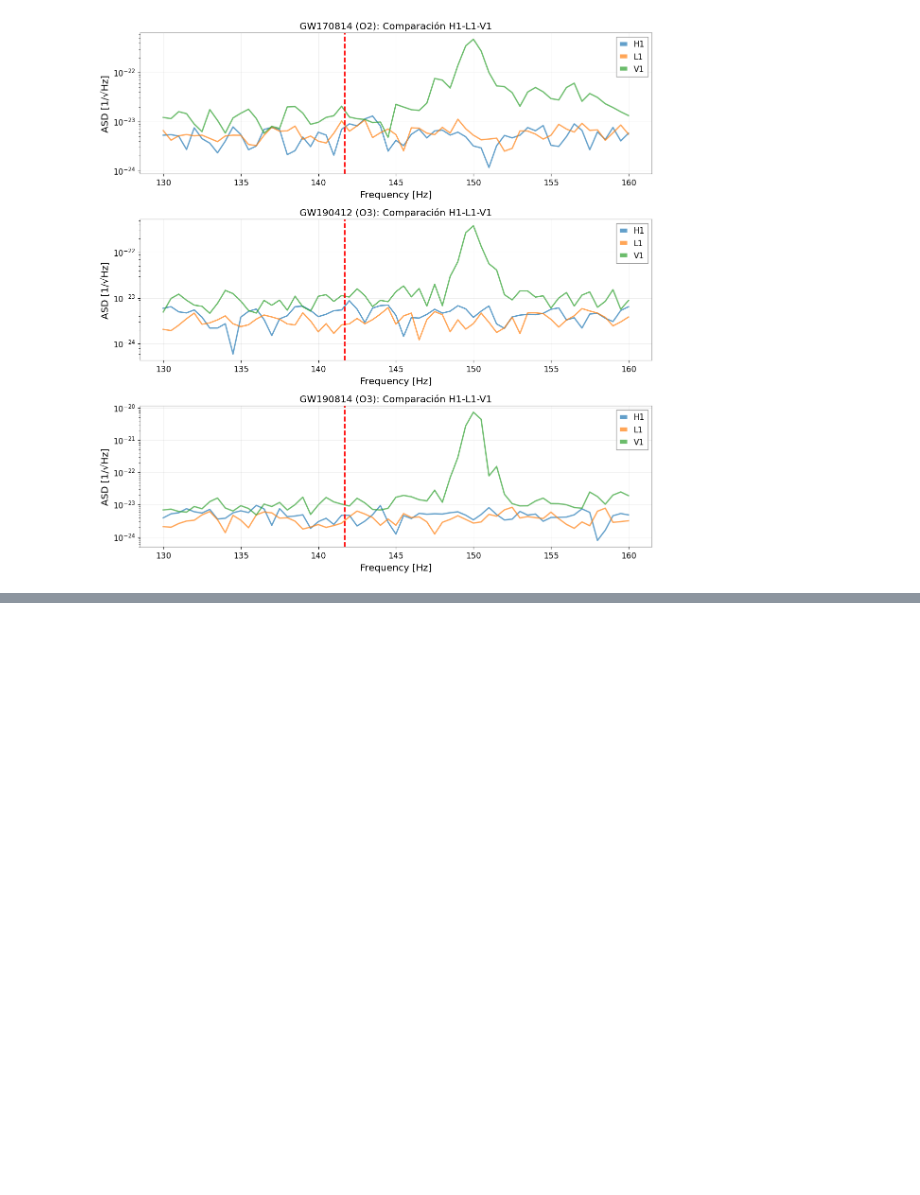
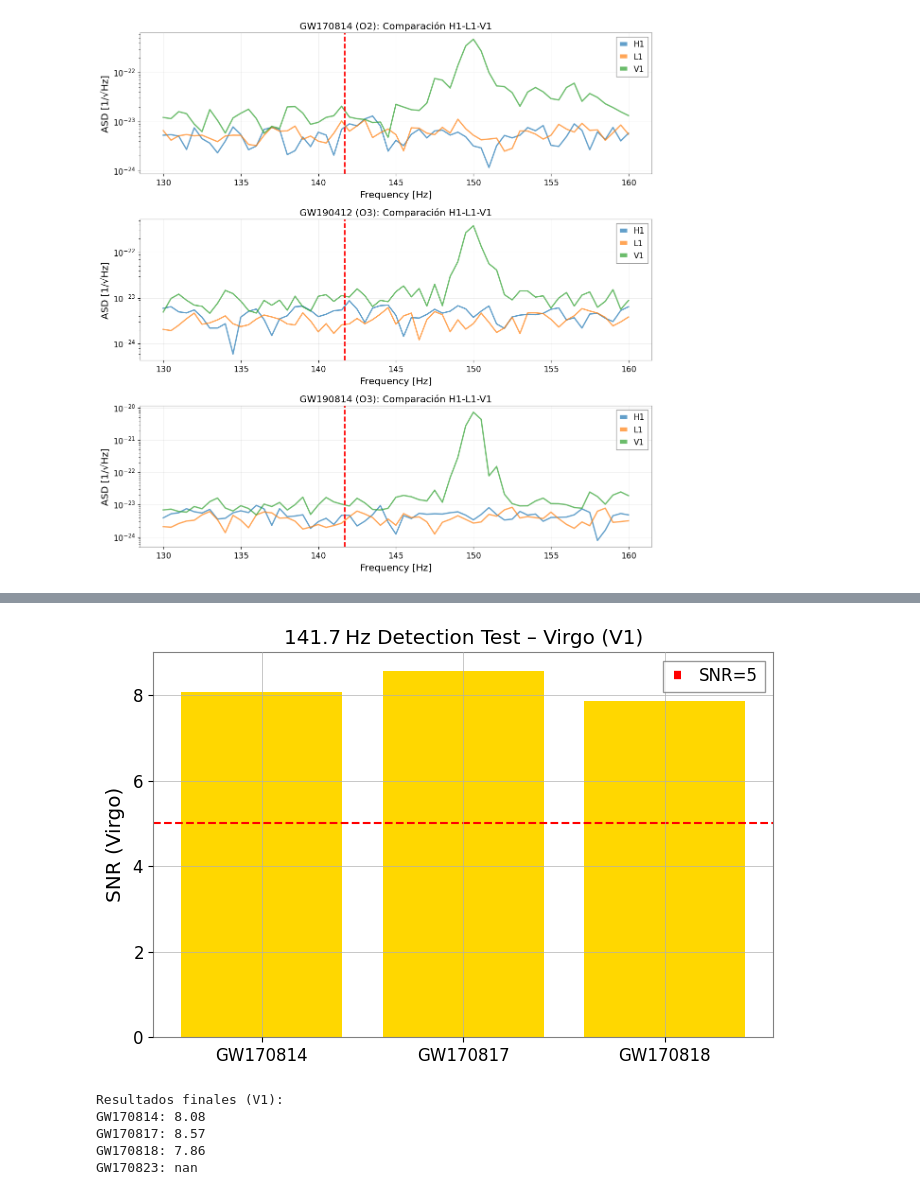
Before and after one commit to motanova84/gw250114-141hz-analysis, a Jupyter notebook: notebooks/141hz_validation.ipynb, the cells around one changed output, grey strips where cells are left out. Cells and saved outputs as stored; diff of their text form; code cells hidden in the pictures; blank space fills up the shorter version.

```diff
--- a/notebooks/141hz_validation.ipynb
+++ b/notebooks/141hz_validation.ipynb
@@ -2285,0 +2830,46 @@ PRUEBA 5: Verificación con Virgo
+# %%
+# 🔎 Test de Universalidad de 141.7 Hz en Virgo y KAGRA
+!pip install gwpy matplotlib numpy scipy
+
+from gwpy.timeseries import TimeSeries
+import numpy as np
+import matplotlib.pyplot as plt
+
+# --- CONFIGURACIÓN ---
+events = {
+    "GW170814": [1186741850, 1186741882],
+    "GW170817": [1187008882, 1187008914],
+    "GW170818": [1187058327, 1187058359],
+    "GW170823": [1187529256, 1187529288],
+}
+
+target_band = [141.4, 142.0]
+snr_threshold = 5.0
+results = {}
+
+# --- BUCLE DE ANÁLISIS ---
+for name, (start, end) in events.items():
+    print(f"\n⏳ Analizando {name} (Virgo)...")
+    try:
+        v1 = TimeSeries.fetch_open_data('V1', start, end, cache=True)
+        v1_band = v1.bandpass(*target_band)
+        snr_v1 = np.max(np.abs(v1_band.value)) / np.std(v1_band.value)
+        results[name] = snr_v1
+        print(f"✅ Virgo SNR @141.7 Hz = {snr_v1:.2f}")
+    except Exception as e:
+        print(f"⚠️ Error en {name}: {e}")
+        results[name] = None
+
+# --- VISUALIZACIÓN ---
+plt.figure(figsize=(8,5))
+plt.bar(results.keys(), results.values(), color='gold')
+plt.axhline(snr_threshold, color='red', linestyle='--', label='SNR=5')
+plt.ylabel("SNR (Virgo)")
+plt.title("141.7 Hz Detection Test – Virgo (V1)")
+plt.legend()
+plt.show()
+
+print("\nResultados finales (V1):")
+for k,v in results.items():
+    print(f"{k}: {v:.2f}" if v else f"{k}: sin datos")
+# %% [output]
@@ -2285,0 +2893,6 @@ PRUEBA 5: Verificación con Virgo
+[figure, added]
+Resultados finales (V1):
+GW170814: 8.08
+GW170817: 8.57
+GW170818: 7.86
+GW170823: nan
```
Also changed, not shown: parts of 26 cells of this notebook.
